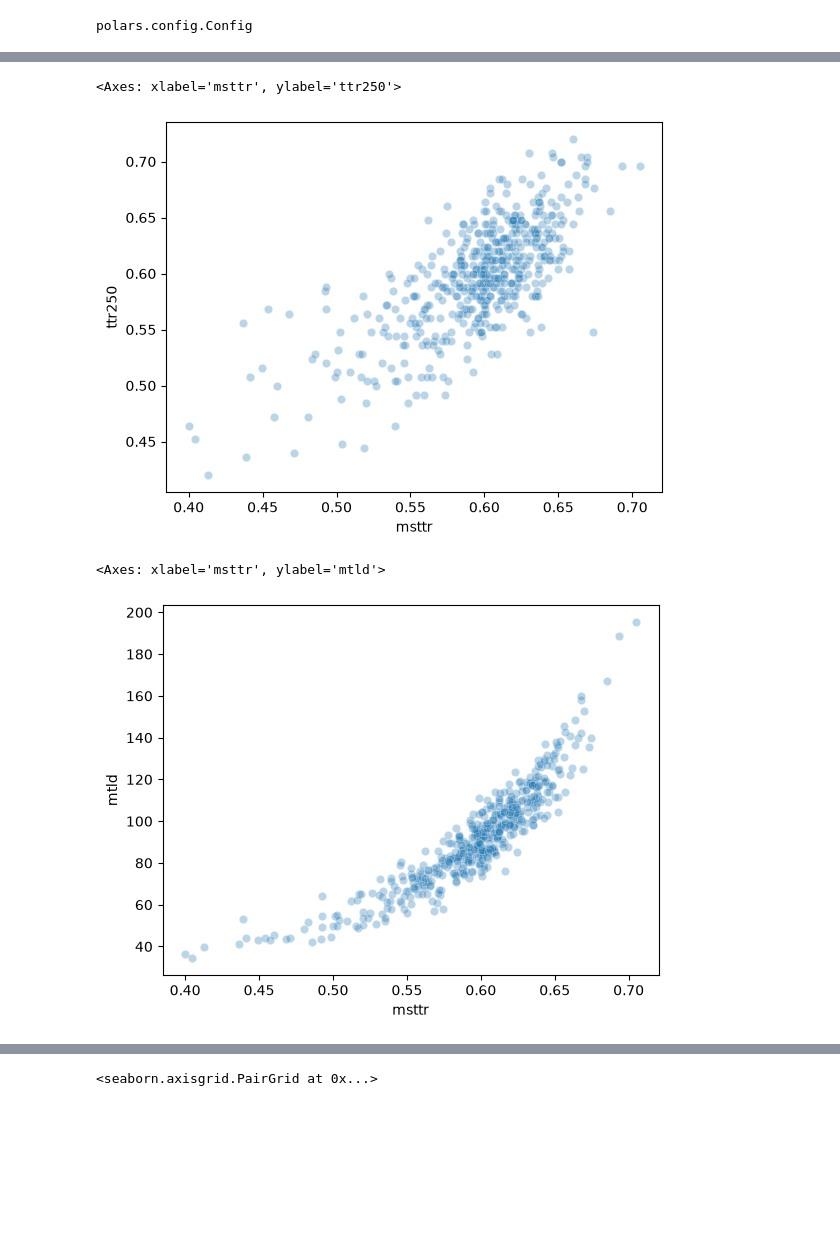
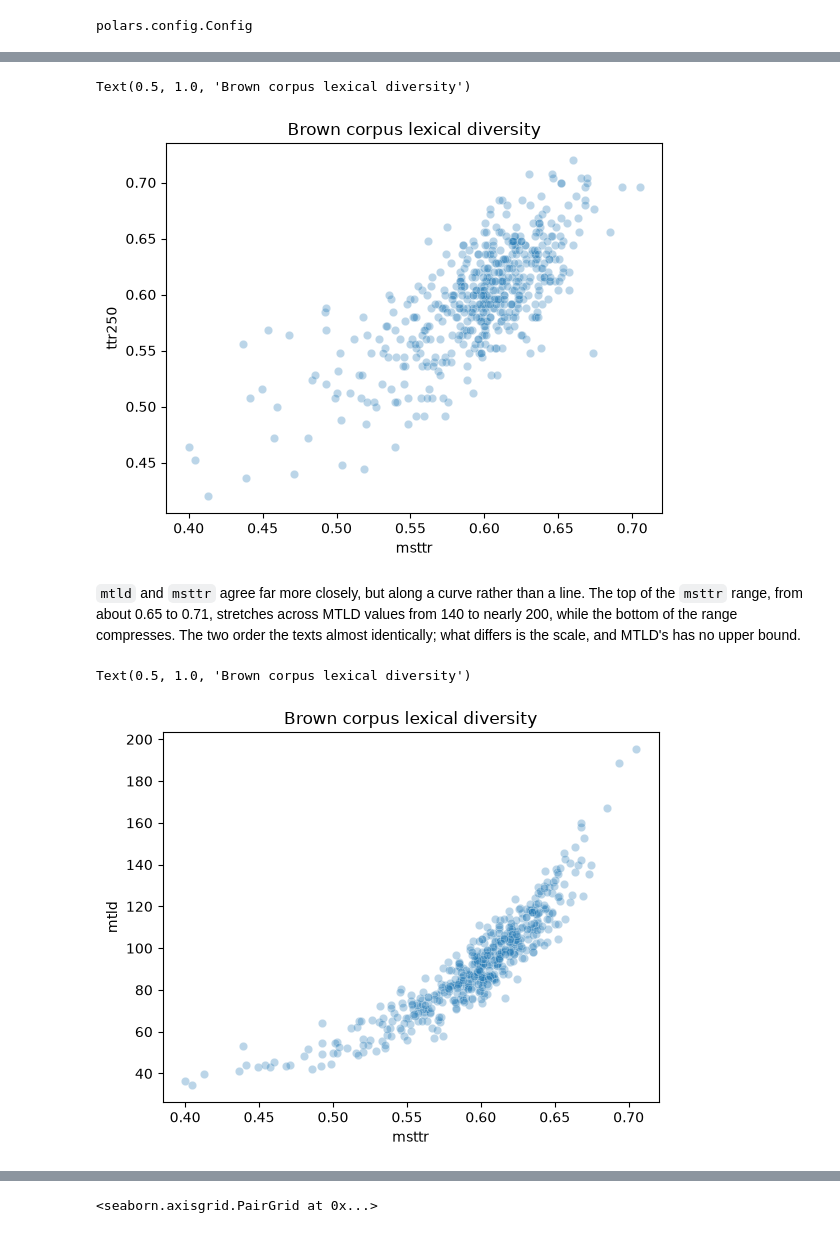
Before and after one commit to rmalouf/polars_corpus, a Jupyter notebook: docs/notebooks/vocabulary.ipynb, the cells around one changed output, grey strips where cells are left out. Saved outputs shown, nothing was run; the diff lists cells and outputs as text; code cells hidden in the pictures; blank space fills up the shorter version.

```diff
--- a/docs/notebooks/vocabulary.ipynb
+++ b/docs/notebooks/vocabulary.ipynb
@@ -57,10 +110,14 @@ sns.boxplot(z, x="mtld", y="category")
 # %%
 sns.scatterplot(z, x="msttr", y="ttr250", alpha=0.3)
+plt.title("Brown corpus lexical diversity")
 # %% [output]
-<Axes: xlabel='msttr', ylabel='ttr250'>
+Text(0.5, 1.0, 'Brown corpus lexical diversity')
-[figure, old version]
+[figure, new version]
+# %% [markdown]
+`mtld` and `msttr` agree far more closely, but along a curve rather than a line. The top of the `msttr` range, from about 0.65 to 0.71, stretches across MTLD values from 140 to nearly 200, while the bottom of the range compresses. The two order the texts almost identically; what differs is the scale, and MTLD's has no upper bound.
 # %%
 sns.scatterplot(z, x="msttr", y="mtld", alpha=0.3)
+plt.title("Brown corpus lexical diversity")
 # %% [output]
-<Axes: xlabel='msttr', ylabel='mtld'>
+Text(0.5, 1.0, 'Brown corpus lexical diversity')
-[figure, old version]
+[figure, new version]
```
Also changed, not shown: parts of 31 cells of this notebook.
